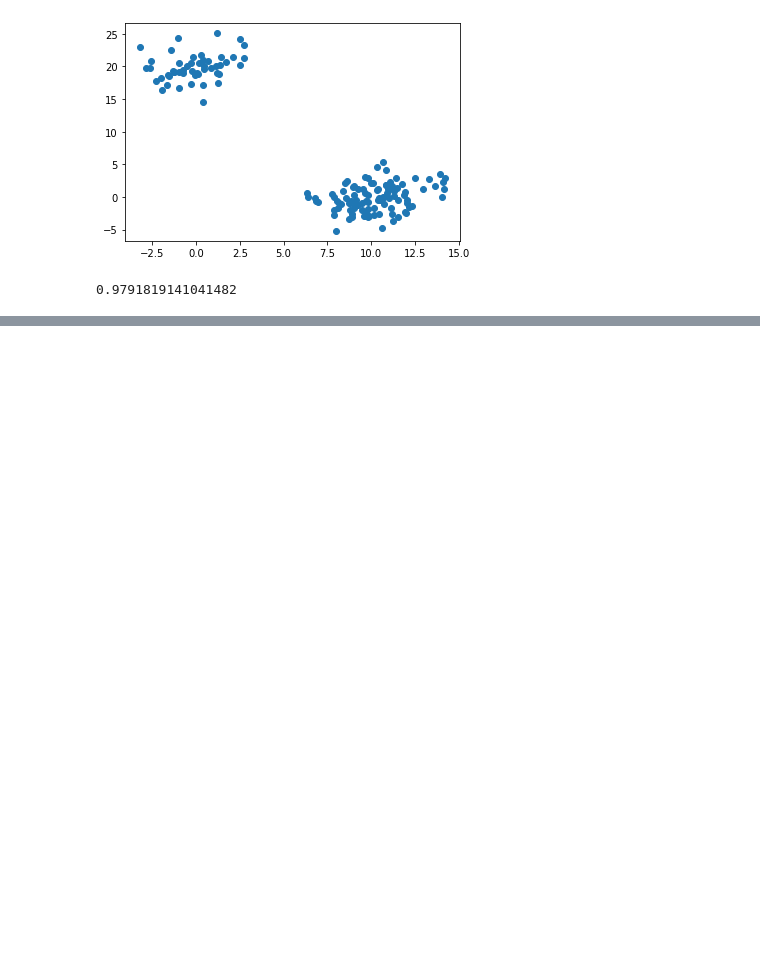
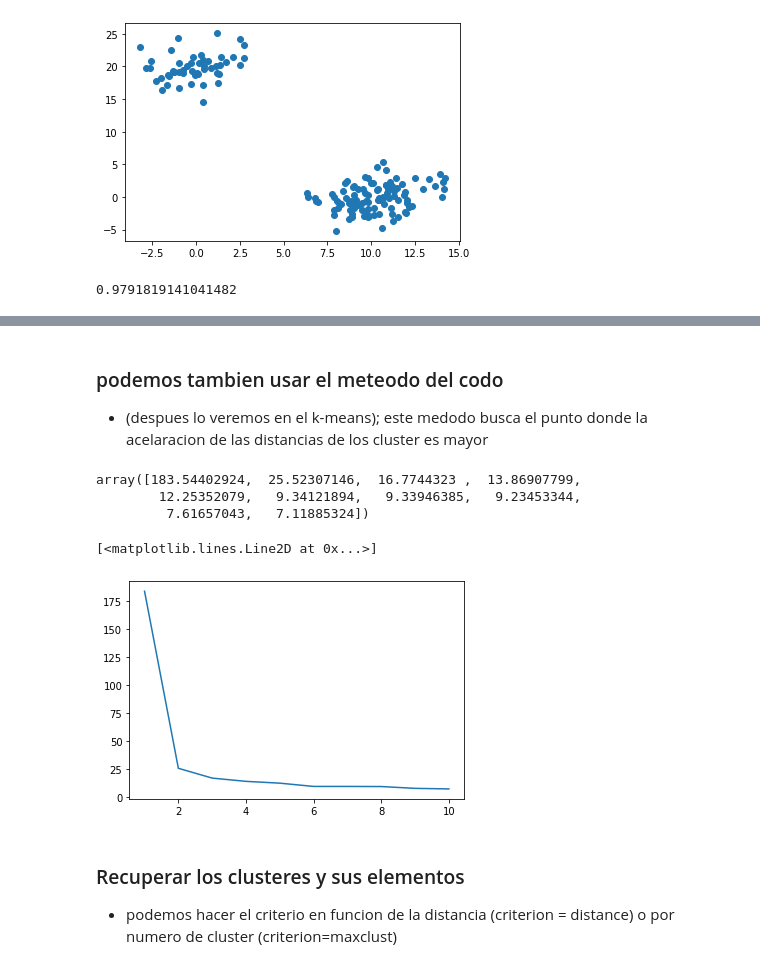
Before and after one commit to gonzalo71/TestGit, a Jupyter notebook: Udemy_exercices/Udemy_3_Clustering.ipynb, the cells around one changed output, grey strips where cells are left out. Saved outputs shown, nothing was run; the diff lists cells and outputs as text; code cells hidden in the pictures; blank space fills up the shorter version.

```diff
--- a/Udemy_exercices/Udemy_3_Clustering.ipynb
+++ b/Udemy_exercices/Udemy_3_Clustering.ipynb
@@ -233,0 +265,18 @@ c
+# %% [markdown]
+### podemos tambien usar el meteodo del codo
+* (despues lo veremos en el k-means); este medodo busca el punto donde la acelaracion de las distancias de los cluster es mayor
+# %%
+last = Z[-10:,2]  # nos quedamos solamente los 10 ultimos y con las distancias (recordemos que tenia 4 columnas)
+last_rev = last[::-1] # revertimos los datos, los dos :: significan todos los datos, y -1 que se revierte el orden
+last_rev
+# %% [output]
+array([183.54402924,  25.52307146,  16.7744323 ,  13.86907799,
+        12.25352079,   9.34121894,   9.33946385,   9.23453344,
+         7.61657043,   7.11885324])
+# %%
+idx = np.arange(1,len(last_rev)+1)  # ahora creamos los indices
+# ahora graficamos
+plt.plot(idx,last_rev)
+# %% [output]
+[<matplotlib.lines.Line2D at 0x...>]
+[figure, added]
@@ -233,0 +287,3 @@ c
+# %% [markdown]
+### Recuperar los clusteres y sus elementos
+* podemos hacer el criterio en funcion de la distancia  (criterion = distance) o por numero de cluster (criterion=maxclust)
```
Also changed, not shown: parts of 7 cells of this notebook, 2 other files.
